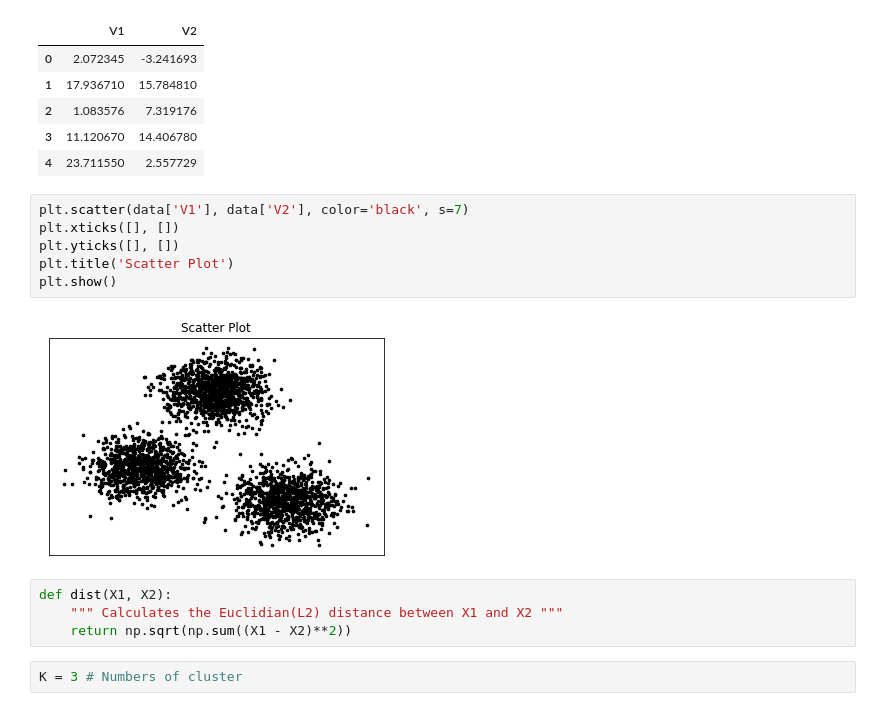
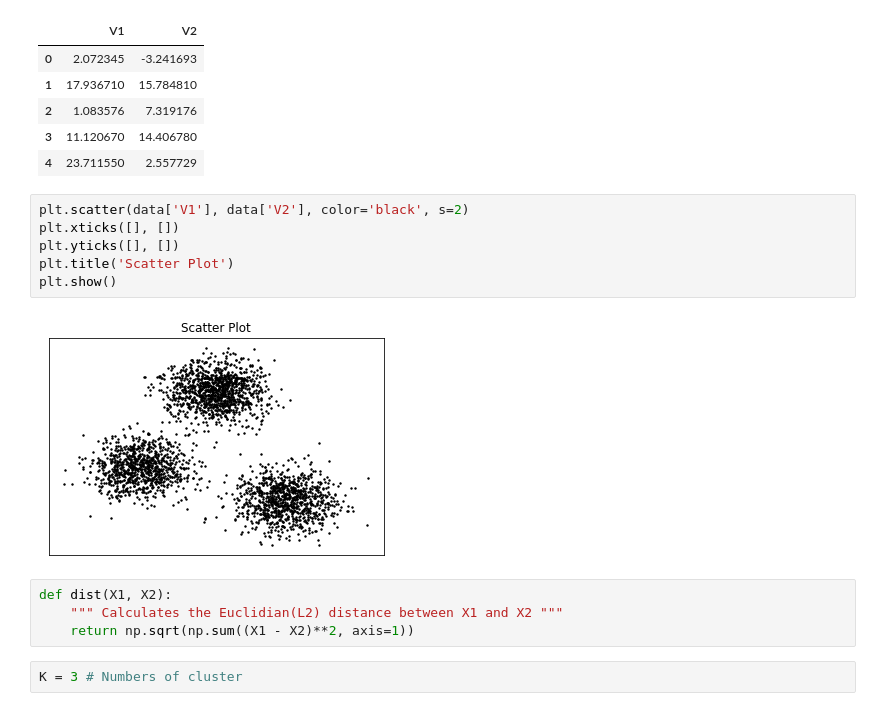
Before and after one commit to viplix3/Essential-ML, a Jupyter notebook: K-Means/K-Means.ipynb, the cells around one changed output. Drawn from its saved outputs; the diff is of its cells as text.

```diff
--- a/K-Means/K-Means.ipynb
+++ b/K-Means/K-Means.ipynb
@@ -19,17 +19,17 @@ data.head()
 | 3 | 11.120670 | 14.406780 |
 | 4 | 23.711550 | 2.557729 |
 # %%
-plt.scatter(data['V1'], data['V2'], color='black', s=7)
+plt.scatter(data['V1'], data['V2'], color='black', s=2)
 plt.xticks([], [])
 plt.yticks([], [])
 plt.title('Scatter Plot')
 plt.show()
 # %% [output]
-[figure, old version]
+[figure, new version]
 # %%
 def dist(X1, X2):
     """ Calculates the Euclidian(L2) distance between X1 and X2 """
-    return np.sqrt(np.sum((X1 - X2)**2))
+    return np.sqrt(np.sum((X1 - X2)**2, axis=1))
 # %%
 K = 3 # Numbers of cluster
 # %%
```
Also changed, not shown: parts of 9 cells of this notebook, 1 other file.
